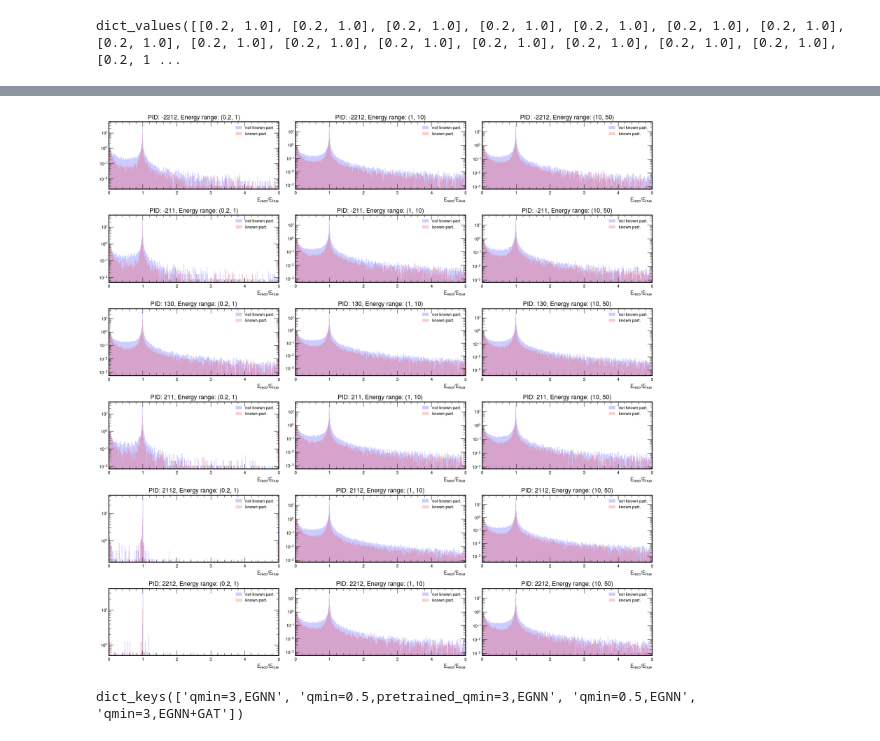
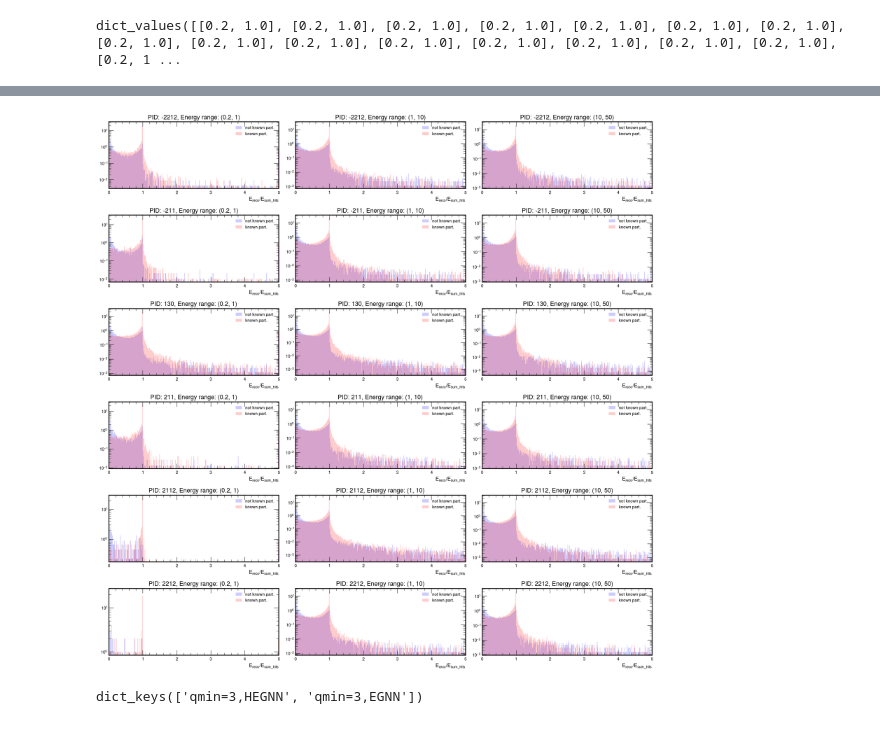
Before and after one commit to selvaggi/mlpf, a Jupyter notebook: scripts/clean_plot_e_frac_results_vs_energy_comparison.ipynb, the cells around one changed output, grey strips where cells are left out. Saved outputs shown, nothing was run; the diff lists cells and outputs as text; code cells hidden in the pictures.

```diff
--- a/scripts/clean_plot_e_frac_results_vs_energy_comparison.ipynb
+++ b/scripts/clean_plot_e_frac_results_vs_energy_comparison.ipynb
@@ -18,12 +18,18 @@ results = pickle.load(open(fname, "rb"))
 result = results
 # %%
 files = {
-    "qmin=3,EGNN": "/eos/user/g/gkrzmanc/summ_results/frac_energy_plots/23_08_larger_DS_known_particle_ckpts/temp_ckpt.pkl",
+    "qmin=3,EGNN": "/eos/user/g/gkrzmanc/summ_results/frac_energy_plots1/HEGNN_eval_2109_qmin3/temp_ckpt.pkl",
     "qmin=0.5,pretrained_qmin=3,EGNN": "/eos/user/g/gkrzmanc/summ_results/frac_energy_plots/25_08_train_qmin05_pretrained_qmin3_really/temp_ckpt.pkl",
     "qmin=0.5,EGNN": "/eos/user/g/gkrzmanc/summ_results/frac_energy_plots/25_08_train_qmin05_pretrained_qmin3/temp_ckpt.pkl",
     "qmin=3,EGNN+GAT": "/eos/user/g/gkrzmanc/summ_results/frac_energy_plots/25_08_train_with_gat_egnn_mixed_inf/temp_ckpt.pkl",
+    "qmin=3,HEGNN": "/eos/user/g/gkrzmanc/summ_results/frac_energy_plots1/HEGNN_eval_31082023/temp_ckpt.pkl"
 }
 
+files = {
+    "qmin=3,HEGNN": "/eos/user/g/gkrzmanc/summ_results/frac_energy_plots1/HEGNN_eval_31082023/temp_ckpt.pkl",
+    #"qmin=0.5,EGNN": "/eos/user/g/gkrzmanc/summ_results/frac_energy_plots/25_08_train_qmin05_pretrained_qmin3/temp_ckpt.pkl",
+    "qmin=3,EGNN": "/eos/user/g/gkrzmanc/summ_results/frac_energy_plots1/HEGNN_eval_2109_qmin3/temp_ckpt.pkl"
+}
 #files = {
 #    "qmin=3,EGNN,dynRad": "/eos/user/g/gkrzmanc/summ_results/frac_energy_plots1/dynamic_radius_EGNN_qmin3_minrad01/temp_ckpt.pkl",
 #    "qmin=3,EGNN": "/eos/user/g/gkrzmanc/summ_results/frac_energy_plots/23_08_larger_DS_known_particle_ckpts/temp_ckpt.pkl"
@@ -194,10 +195,10 @@ for key, val in e_frac_per_pid_and_range.items():
                 interval_68 = [interval_68[1], interval_68[2]]
                 datac = clip(data, 0.5, remove=True)
                 ax[i, j].hist(datac, bins=300, label=key, alpha=0.2, density=True)
-                ax[i, j].set_xlim([0, 0.5])
+                #ax[i, j].set_xlim([0, 0.5])
                 #ax[i, j].axvline(median, color="red", label="Median")
                 #ax[i, j].axvline(mean, color="green", label="Mean")
-                ax[i, j].set_yscale("log")
+                #ax[i, j].set_yscale("log")
                 #ax[i, j].axvline(interval_68[0], color="orange", label="68% interval")
                 #ax[i, j].axvline(interval_68[1], color="orange")
                 # shaded 68% interval
@@ -213,6 +214,6 @@ fig.tight_layout()
 fig.show()
 #fig.savefig("/eos/user/g/gkrzmanc/summ_results/frac_energy_plots/24082023_plots/part_plots_more_stat.pdf")
 #fig.savefig("/eos/user/g/gkrzmanc/summ_results/frac_energy_plots/23082023_plots/plot_with_known_particle_match_NOT_known_part.pdf")
-print(sigmas)
+#print(sigmas)
 #fig.savefig("/eos/user/g/gkrzmanc/summ_results/frac_energy_plots/27082023/plt_resolution_more_28082023_knownpart_linscale.pdf")
 # %% [output]
@@ -318,7 +318,7 @@ sigmas = {}
 def clip(data, n):
     return [x if x < n else n for x in data]
 
-for key in ["qmin=0.5,EGNN"]:
+for key in ["qmin=0.5,EGNN","qmin=3,HEGNN"]:
     for i, pid in enumerate(result[key].keys()):
         for j, r in enumerate(ranges):
             data = val[pid][r]
@@ -329,7 +329,7 @@ for key in ["qmin=0.5,EGNN"]:
                 interval_68 = [interval_68[1], interval_68[2]]
                 data = clip(data, 5)
                 ax[i, j].hist(data, bins=300, label="pretend to know particles", alpha=0.2, density=True, color="blue")
-                ax[i, j].hist(data, bins=300, label="pretend to not know particles", alpha=0.2, density=True, color="red")
+                #ax[i, j].hist(data, bins=300, label="pretend to not know particles", alpha=0.2, density=True, color="red")
                 ax[i, j].set_xlim([0, 5])
                 ax[i, j].set_yscale("log")
                 # shaded 68% interval
@@ -345,4 +345,4 @@ fig.show()
 #fig.savefig("/eos/user/g/gkrzmanc/summ_results/frac_energy_plots/24082023_plots/part_plots_more_stat.pdf")
 #fig.savefig("/eos/user/g/gkrzmanc/summ_results/frac_energy_plots/23082023_plots/plot_with_known_particle_match_NOT_known_part.pdf")
 print(sigmas)
-fig.savefig("/eos/user/g/gkrzmanc/summ_results/frac_energy_plots/27082023/plt_resol_pt3qmin05.pdf")
+#fig.savefig("/eos/user/g/gkrzmanc/summ_results/frac_energy_plots/27082023/plt_resol_pt3qmin05.pdf")
@@ -355,13 +358,13 @@ sigmas = {}
 def clip(data, n):
     return [x if x < n else n for x in data]
 
-for key in ["qmin=0.5,EGNN"]:
+for key in ["qmin=3,EGNN", "qmin=3,HEGNN"]:
     val = e_frac_per_pid_and_range[key]
     val_knownpart = e_frac_per_pid_and_range_knownpart[key]
     for i, pid in enumerate(val.keys()):
         for j, r in enumerate(ranges):
             data = val[pid][r]
-            data_knownpart = val_knownpart[pid][r]
+            data_knownpart = val[pid][r]
             if len(data):
                 median, mean = np.median(data), data.mean()
                 interval_68 = getEffSigma(data, percentage=0.683, bins=300)
@@ -370,8 +373,8 @@ for key in ["qmin=0.5,EGNN"]:
                 interval_68 = [interval_68[1], interval_68[2]]
                 data = clip(data, 5)
                 data_knownpart=clip(data_knownpart, 5)
-                ax[i, j].hist(data, bins=300, label="known part.", alpha=0.2, density=True, color="blue")
-                ax[i, j].hist(data_knownpart, bins=300, label="not known part.", alpha=0.2, density=True, color="red")
+                ax[i, j].hist(data, bins=300, label=key, alpha=0.2, density=True)
+                #ax[i, j].hist(data_knownpart, bins=300, label="not known part.", alpha=0.2, density=True, color="red")
                 ax[i, j].set_xlim([0, 5])
                 #ax[i, j].axvline(median, color="red", label="Median")
                 #ax[i, j].axvline(mean, color="green", label="Mean")
@@ -383,12 +386,13 @@ for key in ["qmin=0.5,EGNN"]:
                 sigmas[(pid, r)] = sigma
                 intervals[(pid, r)] = interval_68
                 ax[i, j].legend()
-            ax[i, j].set_xlabel("$E_{reco} / E_{true}$")
+            ax[i, j].set_xlabel("$E_{reco} / E_{sum\_hits}$")
             ax[i, j].set_title(f"PID: {pid}, Energy range: {r}")
 
 
 fig.tight_layout()
 fig.show()
+
 #fig.savefig("/eos/user/g/gkrzmanc/summ_results/frac_energy_plots/24082023_plots/part_plots_more_stat.pdf")
 #fig.savefig("/eos/user/g/gkrzmanc/summ_results/frac_energy_plots/23082023_plots/plot_with_known_particle_match_NOT_known_part.pdf")
 #print(sigmas)
@@ -405,48 +410,48 @@ sigmas = {}
 def clip(data, n):
     return [x if x < n else n for x in data]
 
-for key in ["qmin=3,EGNN+GAT"]:
+for key in ["qmin=3,EGNN"]:
     val = e_frac_per_pid_and_range[key]
     val_knownpart = e_frac_per_pid_and_range_knownpart[key]
     for i, pid in enumerate(val.keys()):
         for j, r in enumerate(ranges):
             data = val[pid][r]
             data_knownpart = val_knownpart[pid][r]
             if len(data):
                 median, mean = np.median(data), data.mean()
                 interval_68 = getEffSigma(data, percentage=0.683, bins=300)
                 # print(data[0], interval_68)
                 sigma = interval_68[0]
                 interval_68 = [interval_68[1], interval_68[2]]
                 data = clip(data, 5)
                 data_knownpart=clip(data_knownpart, 5)
-                ax[i, j].hist(data, bins=300, label="not known part.", alpha=0.2, density=True, color="blue")
-                ax[i, j].hist(data_knownpart, bins=300, label="known part.", alpha=0.2, density=True, color="red")
+                ax[i, j].hist(data_knownpart, bins=300, label="not known part.", alpha=0.2, density=True, color="blue")  # This is correct, wrong variable name
+                ax[i, j].hist(data, bins=300, label="known part.", alpha=0.2, density=True, color="red")
                 ax[i, j].set_xlim([0, 5])
                 #ax[i, j].axvline(median, color="red", label="Median")
                 #ax[i, j].axvline(mean, color="green", label="Mean")
                 ax[i, j].set_yscale("log")
                 #ax[i, j].axvline(interval_68[0], color="orange", label="68% interval")
                 #ax[i, j].axvline(interval_68[1], color="orange")
                 # shaded 68% interval
                 #ax[i, j].axvspan(interval_68[0], interval_68[1], 0, 5, color="orange", alpha=0.2)
                 sigmas[(pid, r)] = sigma
                 intervals[(pid, r)] = interval_68
                 ax[i, j].legend()
-            ax[i, j].set_xlabel("$E_{reco} / E_{true}$")
+            ax[i, j].set_xlabel("$E_{reco} / E_{sum\_hits}$")
             ax[i, j].set_title(f"PID: {pid}, Energy range: {r}")
+fig.tight_layout()
+fig.show()
 
 
-fig.tight_layout()
-fig.show()
-fig.savefig("/eos/user/g/gkrzmanc/summ_results/frac_energy_plots/known_vs_unknown_EGNN_presentation.pdf")
+#fig.savefig("/eos/user/g/gkrzmanc/summ_results/frac_energy_plots/known_vs_unknown_EGNN_presentation.pdf")
 #fig.savefig("/eos/user/g/gkrzmanc/summ_results/frac_energy_plots/24082023_plots/part_plots_more_stat.pdf")
 #fig.savefig("/eos/user/g/gkrzmanc/summ_results/frac_energy_plots/23082023_plots/plot_with_known_particle_match_NOT_known_part.pdf")
 #print(sigmas)
 #fig.savefig("/eos/user/g/gkrzmanc/summ_results/frac_energy_plots/27082023/plt_resolution.pdf")
 # %% [output]
-[figure, old version]
+[figure, new version]
 # %%
 e_frac_per_pid_and_range.keys()
 # %% [output]
-dict_keys(['qmin=3,EGNN', 'qmin=0.5,pretrained_qmin=3,EGNN', 'qmin=0.5,EGNN', 'qmin=3,EGNN+GAT'])
+dict_keys(['qmin=3,HEGNN', 'qmin=3,EGNN'])
```
Also changed, not shown: parts of 10 cells of this notebook, 2 other files.
